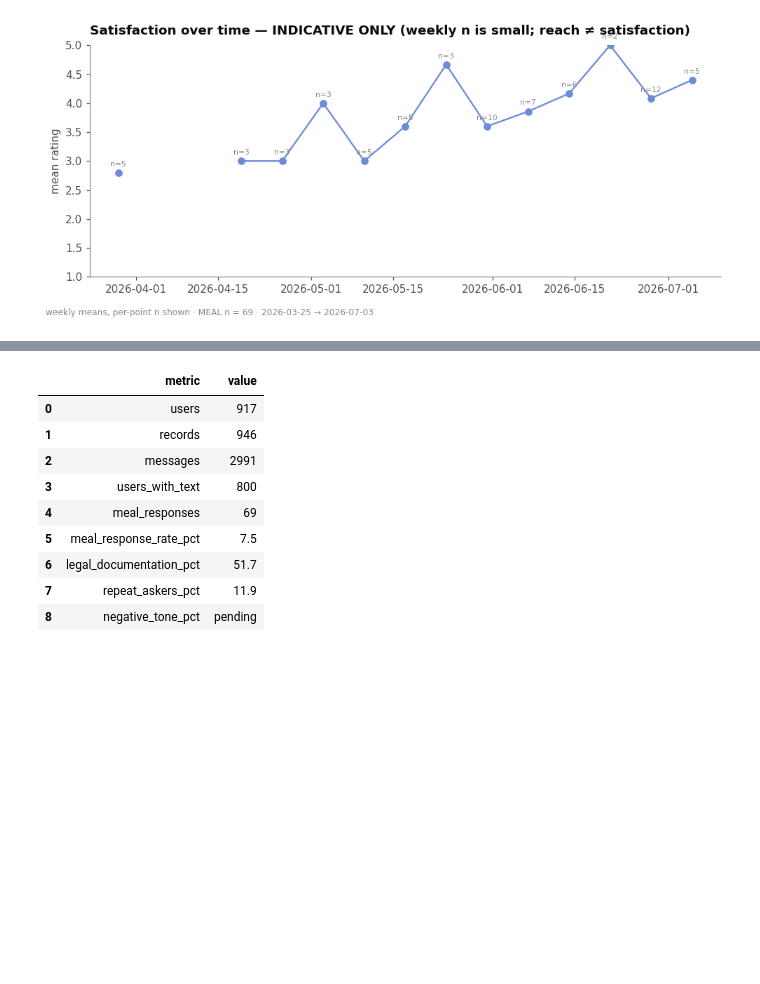
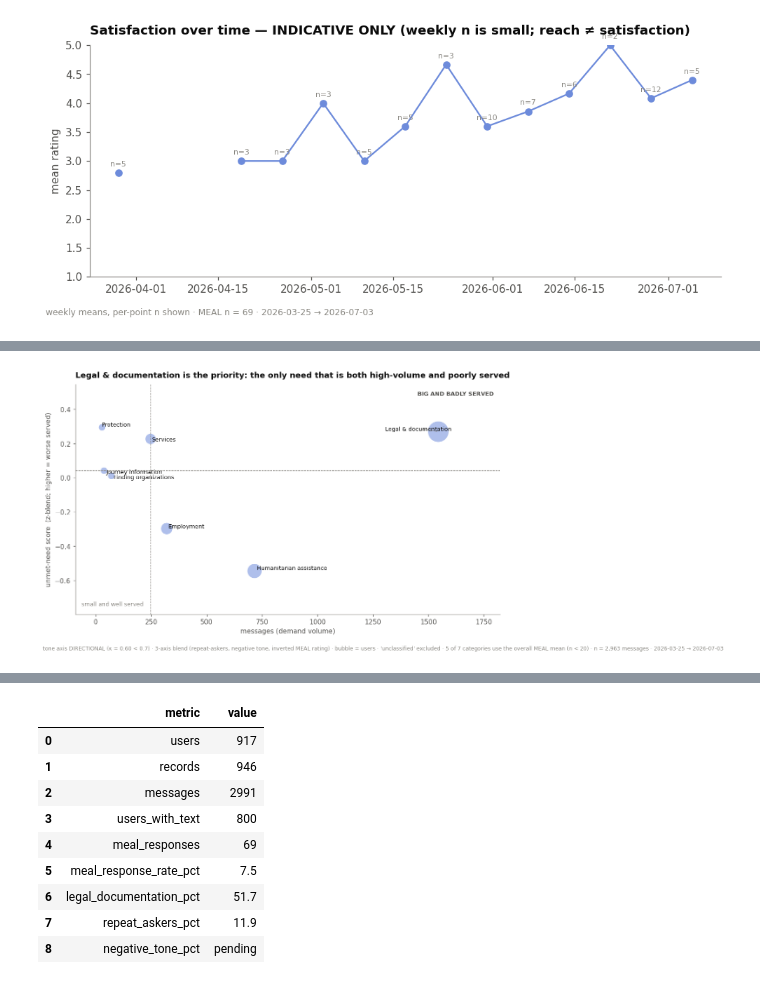
Before and after one commit to DiversaStudio/chatbot_methodology_mmc, a Jupyter notebook: notebooks/02_demand_behaviour_experience.ipynb, the cells around one changed output, grey strips where cells are left out. Cells and saved outputs as stored; diff of their text form; code cells hidden in the pictures; blank space fills up the shorter version.

```diff
--- a/notebooks/02_demand_behaviour_experience.ipynb
+++ b/notebooks/02_demand_behaviour_experience.ipynb
@@ -247,0 +304,45 @@ plt.tight_layout(); plt.show()
+# %%
+from adjustText import adjust_text
+
+fig, ax = plt.subplots(figsize=(9.8, 5.8))
+x, y = pm["messages"].values, pm["unmet_need"].values
+sizes = 60 + (pm["users"].values / pm["users"].max()) * 900
+ax.scatter(x, y, s=sizes, color=theme.PRIMARY, alpha=0.55, linewidths=0)
+
+xm, ym = np.median(x), np.median(y)
+ax.axvline(xm, color=theme.MUTED, lw=0.8, ls="--")
+ax.axhline(ym, color=theme.MUTED, lw=0.8, ls="--")
+ax.text(0.985, 0.97, "BIG AND BADLY SERVED", transform=ax.transAxes, ha="right", va="top",
+        fontsize=8.5, weight="bold", color=theme.INK2)
+ax.text(0.015, 0.03, "small and well served", transform=ax.transAxes, ha="left", va="bottom",
+        fontsize=8.5, color=theme.MUTED)
+
+# several low-volume categories sit almost on top of one another -> nudge labels apart
+texts = [ax.text(xi, yi, CAT_EN.get(cat, cat), fontsize=8.5, color=theme.INK)
+         for cat, xi, yi in zip(pm.index, x, y)]
+adjust_text(texts, ax=ax, only_move={"text": "xy"},
+            arrowprops=dict(arrowstyle="-", color=theme.MUTED, lw=0.6))
+
+ax.set_xlabel("messages (demand volume)")
+ax.set_ylabel("unmet-need score  (z-blend; higher = worse served)")
+ax.set_xlim(-max(x) * 0.06, max(x) * 1.18)
+pad = (y.max() - y.min()) * 0.30
+ax.set_ylim(y.min() - pad, y.max() + pad)
+for sp in ("top", "right"):
+    ax.spines[sp].set_visible(False)
+
+big_bad = [c for c in pm.index if pm.loc[c, "messages"] > xm and pm.loc[c, "unmet_need"] > ym]
+title = (f"{CAT_EN.get(big_bad[0], big_bad[0])} is the priority: the only need that is both "
+         f"high-volume and poorly served" if len(big_bad) == 1
+         else "Priority needs: high volume and poorly served")
+ax.set_title(title)
+axes_note = f"{int(pm['n_axes'].iloc[0])}-axis blend (repeat-askers, negative tone, inverted MEAL rating)"
+gate_note = "" if TONE_GATE else f"tone axis DIRECTIONAL (κ = {_rep['kappa']:.2f} < 0.7) · "
+fb = int(pm["rating_is_fallback"].sum())
+fig.text(0.01, -0.03,
+         f"{gate_note}{axes_note} · bubble = users · 'unclassified' excluded · {fb} of {len(pm)} "
+         f"categories use the overall MEAL mean (n < 20) · n = {len(msgs_pm):,} messages · {WINDOW}",
+         fontsize=8, color=theme.MUTED)
+plt.tight_layout(); plt.show()
+# %% [output]
+[figure, added]
```
Also changed, not shown: parts of 5 cells of this notebook, 2 other files.
